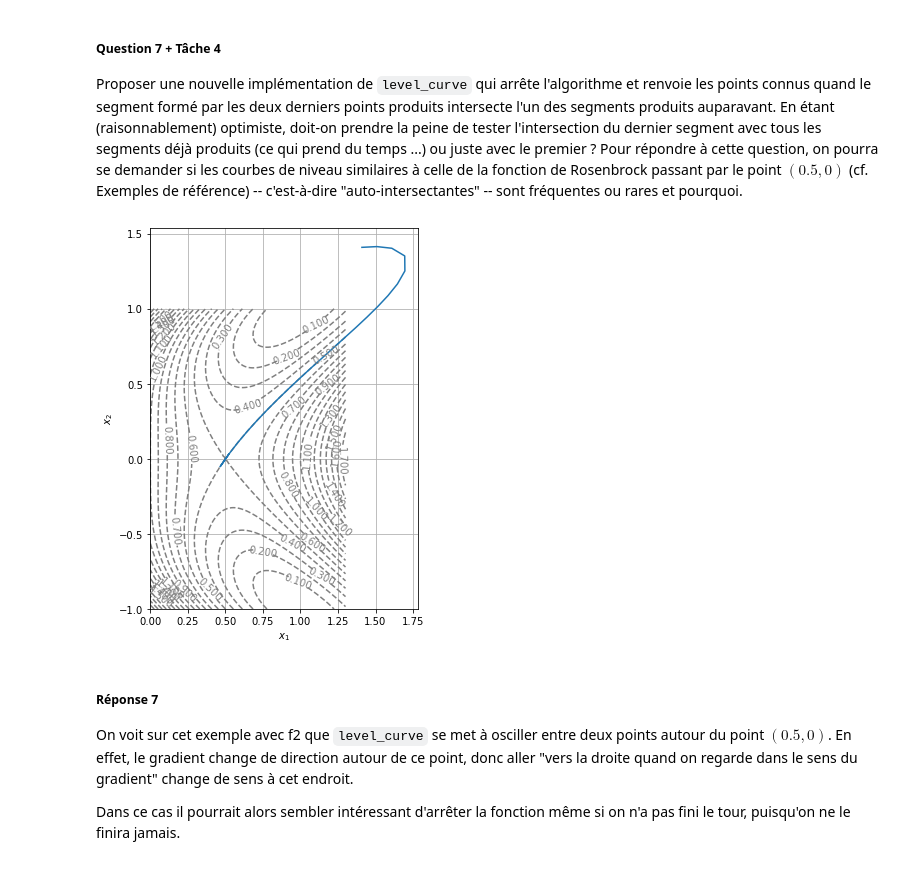
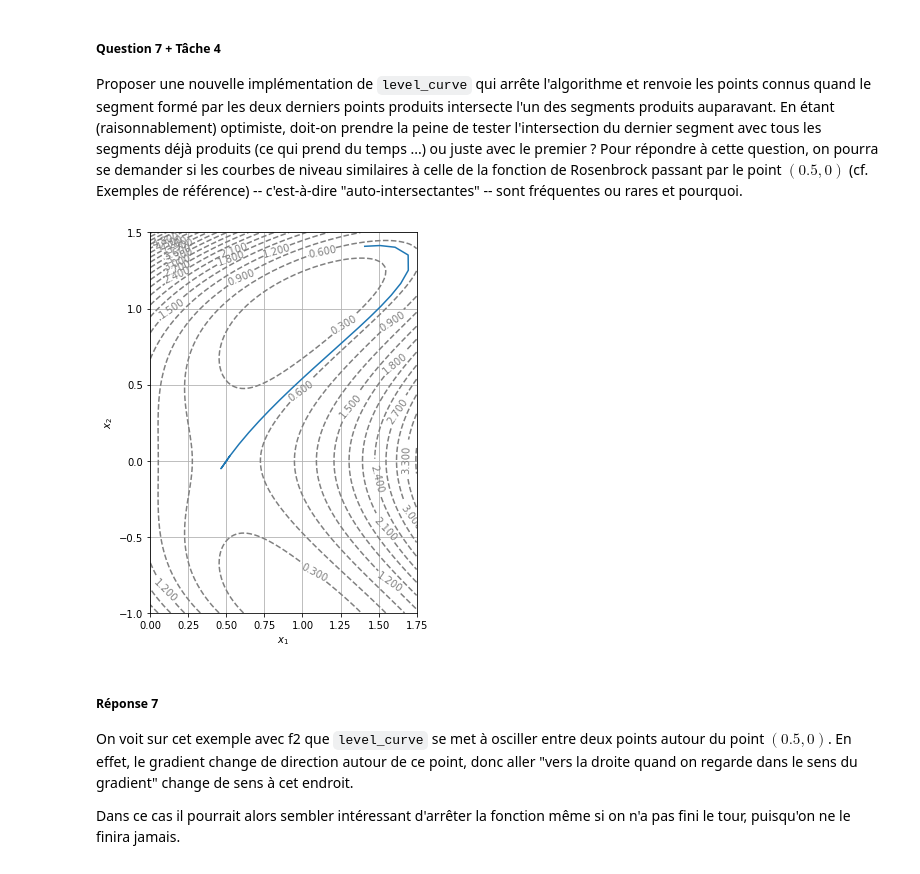
Before and after one commit to LouisJustinTALLOT/projet-UE11, a Jupyter notebook: devoir-ue11-bellon-tallot.ipynb, the cells around one changed output. Saved outputs shown, nothing was run; the diff lists cells and outputs as text; code cells hidden in the pictures.

```diff
--- a/devoir-ue11-bellon-tallot.ipynb
+++ b/devoir-ue11-bellon-tallot.ipynb
@@ -393,19 +393,19 @@ L'algorithme précédent est malheureusement susceptible de faire plusieurs fois
 
 Proposer une nouvelle implémentation de `level_curve` qui arrête l'algorithme et renvoie les points connus quand le segment formé par les deux derniers points produits intersecte l'un des segments produits auparavant. En étant (raisonnablement) optimiste, doit-on prendre la peine de tester l'intersection du dernier segment avec tous les segments déjà produits (ce qui prend du temps ...) ou juste avec le premier ? Pour répondre à cette question, on pourra se demander si les courbes de niveau similaires à celle de la fonction de Rosenbrock passant par le point $(0.5, 0)$ (cf. Exemples de référence) -- c'est-à-dire "auto-intersectantes" -- sont fréquentes ou rares et pourquoi.
 # %%
-x = np.linspace(0, 1.3, 100)
-y = np.linspace(-1, 1, 100)
+x = np.linspace(0, 1.75, 100)
+y = np.linspace(-1, 1.5, 100)
 display_contour(f2, x, y, 20)
 
 x0, y0 = Newton(lambda x,y: np.array([f2(x,y)-0.5, x-y]), 0.7, 0.25)
 
 res = level_curve(f2, x0, y0, N=200)
 x_ligne = res[0,:]
 y_ligne = res[1,:]
 
 plt.plot(x_ligne, y_ligne);
 # %% [output]
-[figure, old version]
+[figure, new version]
 # %% [markdown]
 ##### Réponse 7
 On voit sur cet exemple avec f2 que `level_curve` se met à osciller entre deux points autour du point $(0.5,0)$. En effet, le gradient change de direction autour de ce point, donc aller "vers la droite quand on regarde dans le sens du gradient" change de sens à cet endroit.
```
